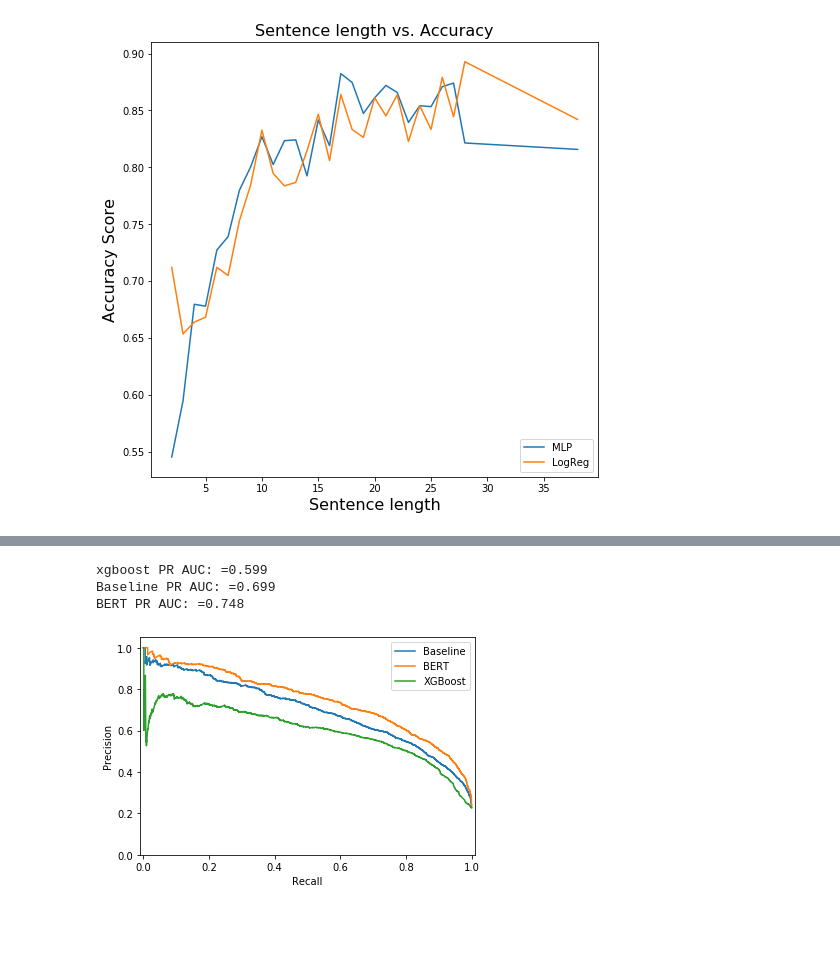
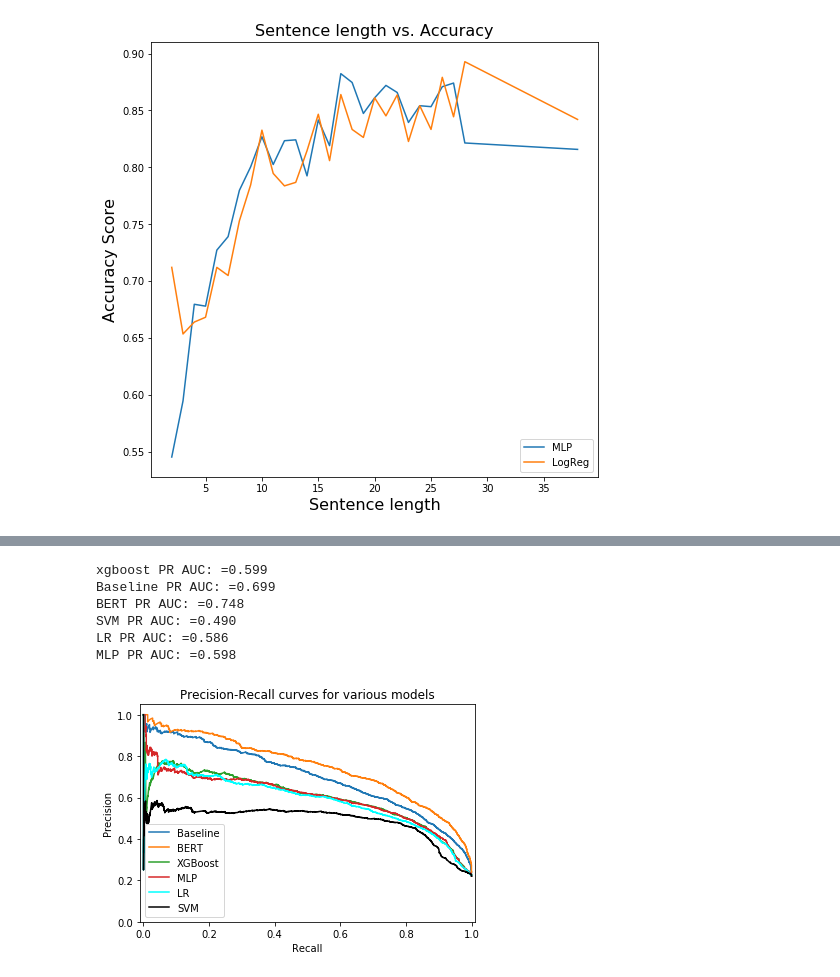
Before and after one commit to arjun-rao/csci5622-project, a Jupyter notebook: bert/Visualization.ipynb, the cells around one changed output, grey strips where cells are left out. Drawn from its saved outputs; the diff is of its cells as text; code cells hidden in the pictures; blank space fills up the shorter version.

```diff
--- a/bert/Visualization.ipynb
+++ b/bert/Visualization.ipynb
@@ -89,11 +89,13 @@ plt.show()
 # %%
 bert_y_true_list = pickle.load(open('../evals/BertBest/y_true.pkl', 'rb'))
 bert_y_pred_list = pickle.load(open('../evals/BertBest/y_pred.pkl', 'rb'))
-print(len(bert_y_true_list), len(bert_y_pred_list))
 baseline_y_true_list = pickle.load(open('../evals/Baseline/y_true.pkl', 'rb'))
 baseline_y_pred_list = pickle.load(open('../evals/Baseline/y_pred.pkl', 'rb'))
-print(len(baseline_y_true_list), len(baseline_y_pred_list))
 xgboost_y_true_list = pickle.load(open('../evals/Others/y_true.pkl', 'rb'))
 xgboost_y_pred_list = pickle.load(open('../evals/Others/xg_y_pred.pkl', 'rb'))
-xgboost_y_pred_list = pickle.load(open('../evals/Others/xg_y_pred.pkl', 'rb'))
-print(len(xgboost_y_true_list), len(xgboost_y_pred_list))
+mlp_y_true_list = pickle.load(open('../evals/Others/y_true.pkl', 'rb'))
+mlp_y_pred_list = pickle.load(open('../evals/Others/mlp_y_pred.pkl', 'rb'))
+lr_y_true_list = pickle.load(open('../evals/Others/y_true.pkl', 'rb'))
+lr_y_pred_list = pickle.load(open('../evals/Others/lr_pred.pkl', 'rb'))
+svm_y_true_list = pickle.load(open('../evals/Others/y_true.pkl', 'rb'))
+svm_y_pred_list = pickle.load(open('../evals/Others/svm_pred.pkl', 'rb'))
@@ -137,31 +154,48 @@ import pickle
 bert_precision, bert_recall, bert_thresholds = precision_recall_curve(bert_y_true_list, bert_y_pred_list)
 baseline_precision, baseline_recall, baseline_thresholds = precision_recall_curve(baseline_y_true_list, baseline_y_pred_list)
 xgboost_precision, xgboost_recall, xgboost_thresholds = precision_recall_curve(xgboost_y_true_list, xgboost_y_pred_list)
+mlp_precision, mlp_recall, mlp_thresholds = precision_recall_curve(mlp_y_true_list, mlp_y_pred_list)
+lr_precision, lr_recall, lr_thresholds = precision_recall_curve(lr_y_true_list, lr_y_pred_list)
+svm_precision, svm_recall, svm_thresholds = precision_recall_curve(svm_y_true_list, svm_y_pred_list)
+
 bert_pr_auc = auc(bert_recall, bert_precision)
 xgboost_pr_auc = auc(xgboost_recall, xgboost_precision)
+svm_pr_auc = auc(svm_recall, svm_precision)
+mlp_pr_auc = auc(mlp_recall, mlp_precision)
+lr_pr_auc = auc(lr_recall, lr_precision)
 baseline_pr_auc = auc(baseline_recall, baseline_precision)
 # summarize scores
 print('xgboost PR AUC: =%.3f' % (xgboost_pr_auc))
 print('Baseline PR AUC: =%.3f' % (baseline_pr_auc))
 print('BERT PR AUC: =%.3f' % (bert_pr_auc))
+print('SVM PR AUC: =%.3f' % (svm_pr_auc))
+print('LR PR AUC: =%.3f' % (lr_pr_auc))
+print('MLP PR AUC: =%.3f' % (mlp_pr_auc))
 # plot the roc curve for the model
 # summarize scores
 # plot the precision-recall curves
 # plt.plot([0, 1], [1, 0], color='navy', linestyle='--')
 plt.xlim([-0.01, 1.01])
 plt.ylim([0.0, 1.05])
 plt.plot(baseline_recall, baseline_precision, label='Baseline')
 plt.plot(bert_recall, bert_precision, label='BERT')
 plt.plot(xgboost_recall, xgboost_precision, label='XGBoost')
+plt.plot(mlp_recall, mlp_precision, label='MLP')
+plt.plot(lr_recall, lr_precision, label='LR', color="cyan")
+plt.plot(svm_recall, svm_precision, label='SVM', color="black")
+plt.title('Precision-Recall curves for various models')
 # axis labels
 plt.xlabel('Recall')
 plt.ylabel('Precision')
 # show the legend
 plt.legend()
 # show the plot
 plt.show()
 # %% [output]
 xgboost PR AUC: =0.599
 Baseline PR AUC: =0.699
 BERT PR AUC: =0.748
+SVM PR AUC: =0.490
+LR PR AUC: =0.586
+MLP PR AUC: =0.598
-[figure, old version]
+[figure, new version]
```
Also changed, not shown: parts of 2 cells of this notebook, 3 other files.
